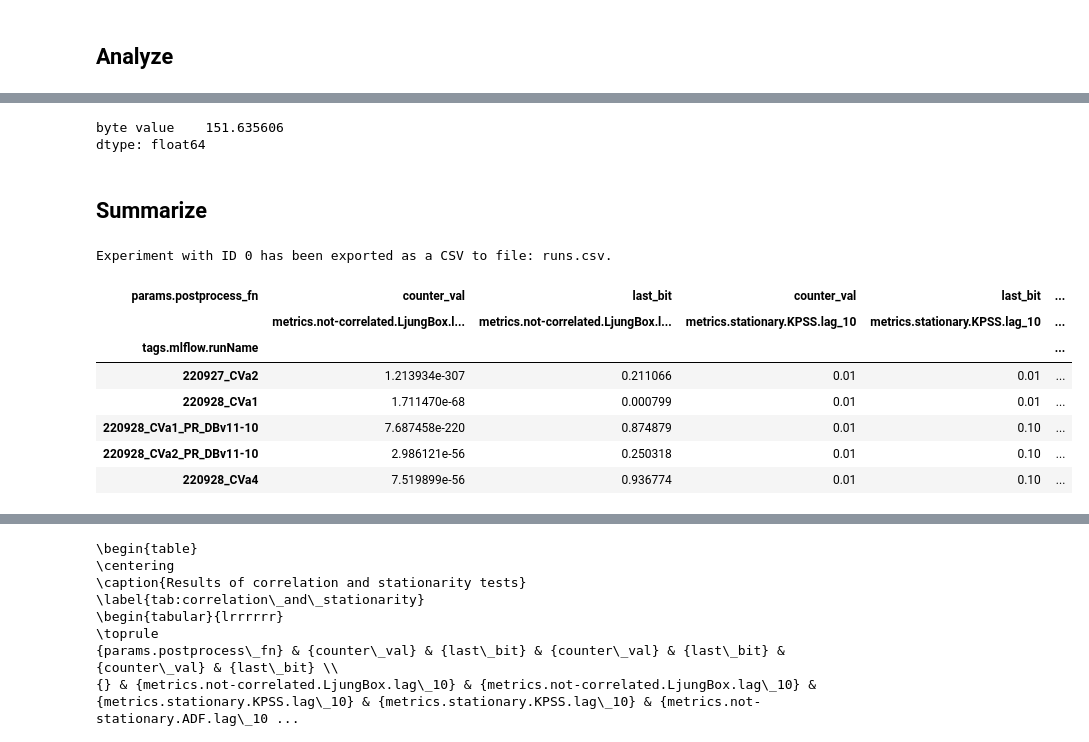
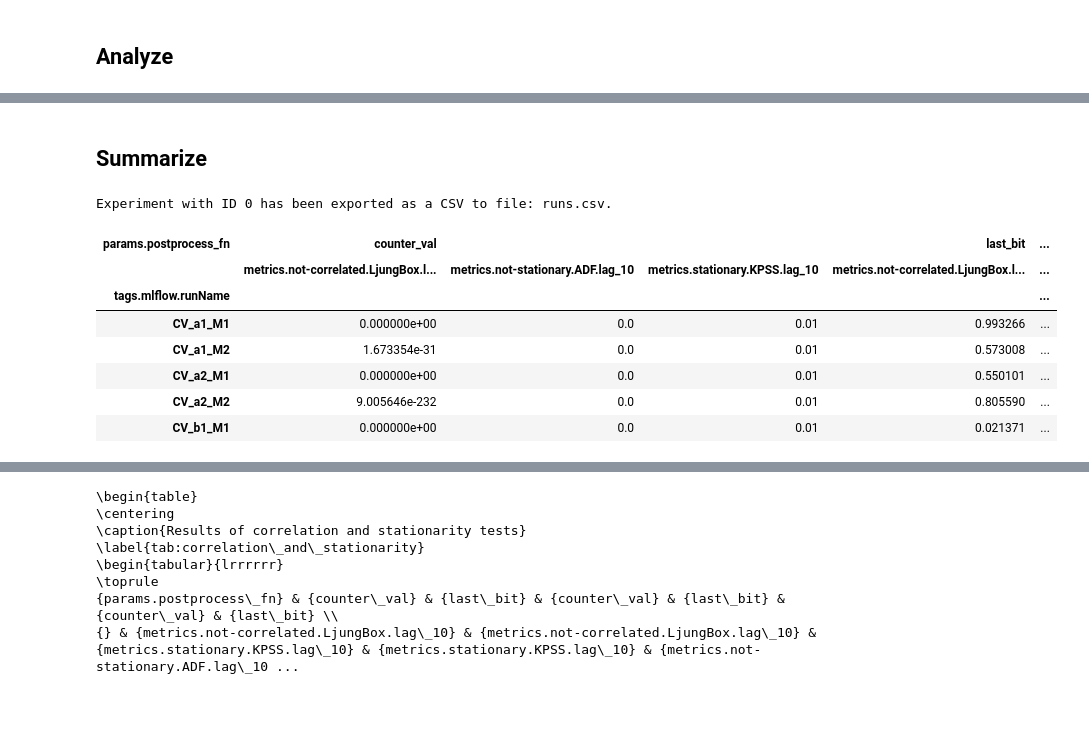
Before and after one commit to maciejskorski/enhanced-pll-trng, a Jupyter notebook: TRNG_Dependency_Analysis.ipynb, the cells around one changed output, grey strips where cells are left out. Cells and saved outputs as stored; diff of their text form; code cells hidden in the pictures; blank space fills up the shorter version.

```diff
--- a/TRNG_Dependency_Analysis.ipynb
+++ b/TRNG_Dependency_Analysis.ipynb
@@ -232,0 +261,20 @@ Counter Last Bit: correlation=-4.1032083376957556e-05, non-corr p-val=0.96727037
+# %%
+# test variance
+
+import numpy as np
+
+def read_dff(filename, KM, KD):
+  """ Read dff bits from the raw file. Return a matrix of shape (n_cycles, KD)  """
+  bytes_data = np.fromfile(filename, dtype="uint8") # read bytes
+  bits_data = np.unpackbits(bytes_data, axis=None, count=None, bitorder='little') # unpack to bits
+  bits_data = bits_data.reshape((-1,32))[:,::-1].ravel() # reverse bits order in blocks of 32
+  bits_data = np.resize(bits_data,(len(bits_data)//KD,KD)) # reshape to cycles
+  return bits_data
+
+filename = '/content/TCHES2023/CV_a1_M1/acq_20221214181748_dff_km368_kd279.bin'
+KM = 368
+KD = 279
+
+bits = read_dff(filename,KM,KD) # N_CYCLES x KM
+counter_vals = bits.sum(-1) # N_CYCLES
+assert counter_vals.var().round(4) == 0.8420
@@ -296,26 +405,22 @@ KeyboardInterrupt: ignored
-# %%
-s = '/content/data_v5/220929_S6a1_DBv11-7/acq_20220929143157_cnt.bin'
-bytes_data = get_bytes_data(cfg.inputfile)
-bytes_data.mean()
-# %% [output]
-byte value    151.635606
-dtype: float64
 # %% [markdown]
 ## Summarize
 # %%
 !mlflow experiments csv --experiment-id 0 --filename runs.csv
 results = pd.read_csv('runs.csv')
 
 keep_cols = ['tags.mlflow.runName','params.postprocess_fn','metrics.not-correlated.LjungBox.lag_10','metrics.stationary.KPSS.lag_10','metrics.not-stationary.ADF.lag_10']
-summary = results[keep_cols].pivot(index='tags.mlflow.runName',columns='params.postprocess_fn').swaplevel(0,1,axis=1)
+summary = results[keep_cols]\
+  .pivot(index='tags.mlflow.runName',columns='params.postprocess_fn')\
+  .swaplevel(0,1,axis=1)\
+  .sort_index(1)
 summary.head()
 # %% [output]
 Experiment with ID 0 has been exported as a CSV to file: runs.csv.
-| params.postprocess_fn | counter_val | last_bit | counter_val | last_bit | ... |
-|  | metrics.not-correlated.LjungBox.l... | metrics.not-correlated.LjungBox.l... | metrics.stationary.KPSS.lag_10 | metrics.stationary.KPSS.lag_10 | ... |
+| params.postprocess_fn | counter_val |  |  | last_bit | ... |
+|  | metrics.not-correlated.LjungBox.l... | metrics.not-stationary.ADF.lag_10 | metrics.stationary.KPSS.lag_10 | metrics.not-correlated.LjungBox.l... | ... |
 | tags.mlflow.runName |  |  |  |  | ... |
-| 220927_CVa2 | 1.213934e-307 | 0.211066 | 0.01 | 0.01 | ... |
-| 220928_CVa1 | 1.711470e-68 | 0.000799 | 0.01 | 0.01 | ... |
-| 220928_CVa1_PR_DBv11-10 | 7.687458e-220 | 0.874879 | 0.01 | 0.10 | ... |
-| 220928_CVa2_PR_DBv11-10 | 2.986121e-56 | 0.250318 | 0.01 | 0.10 | ... |
-| 220928_CVa4 | 7.519899e-56 | 0.936774 | 0.01 | 0.10 | ... |
+| CV_a1_M1 | 0.000000e+00 | 0.0 | 0.01 | 0.993266 | ... |
+| CV_a1_M2 | 1.673354e-31 | 0.0 | 0.01 | 0.573008 | ... |
+| CV_a2_M1 | 0.000000e+00 | 0.0 | 0.01 | 0.550101 | ... |
+| CV_a2_M2 | 9.005646e-232 | 0.0 | 0.01 | 0.805590 | ... |
+| CV_b1_M1 | 0.000000e+00 | 0.0 | 0.01 | 0.021371 | ... |
```
Also changed, not shown: parts of 24 cells of this notebook.
